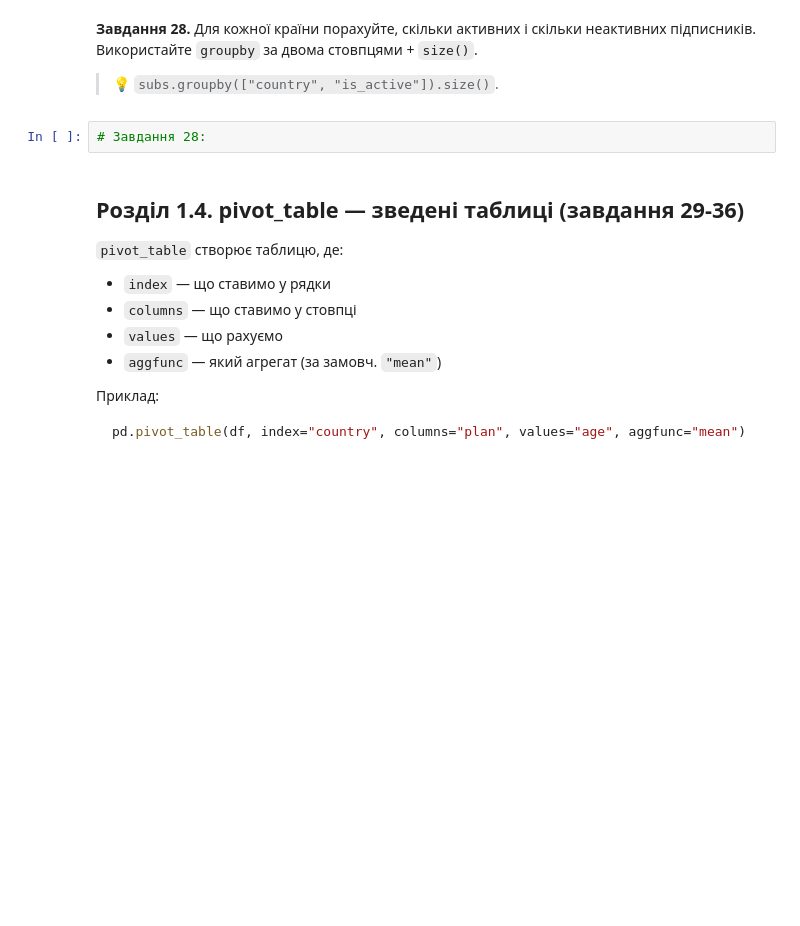
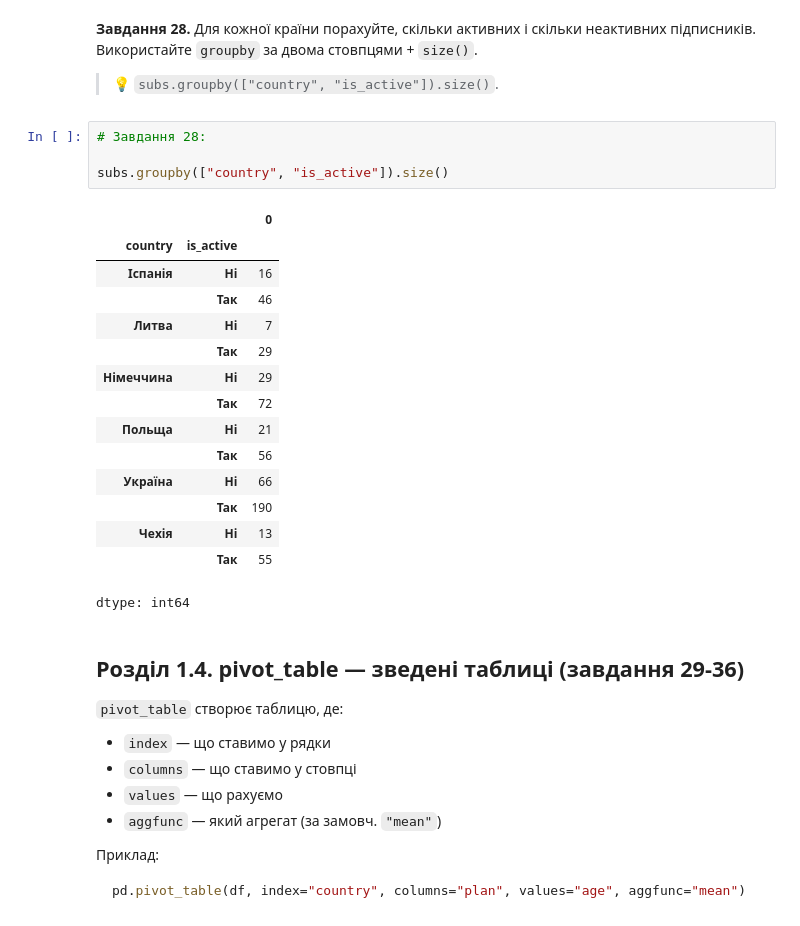
Before and after one commit to Wilson1994/DTA-2026, a Jupyter notebook: homework/pandas_viz_practice.ipynb, the cells around one changed output. Cells and saved outputs as stored; diff of their text form; blank space fills up the shorter version.

```diff
--- a/homework/pandas_viz_practice.ipynb
+++ b/homework/pandas_viz_practice.ipynb
@@ -521,6 +569,24 @@ dtype: float64
 > 💡 `subs.groupby(["country", "is_active"]).size()`.
 # %%
 # Завдання 28:
+
+subs.groupby(["country", "is_active"]).size()
+# %% [output]
+|  |  | 0 |
+| country | is_active |  |
+| Іспанія | Ні | 16 |
+|  | Так | 46 |
+| Литва | Ні | 7 |
+|  | Так | 29 |
+| Німеччина | Ні | 29 |
+|  | Так | 72 |
+| Польща | Ні | 21 |
+|  | Так | 56 |
+| Україна | Ні | 66 |
+|  | Так | 190 |
+| Чехія | Ні | 13 |
+|  | Так | 55 |
+dtype: int64
 # %% [markdown]
 ## Розділ 1.4. pivot_table — зведені таблиці (завдання 29-36)
 
```
Also changed, not shown: parts of 6 cells of this notebook.
